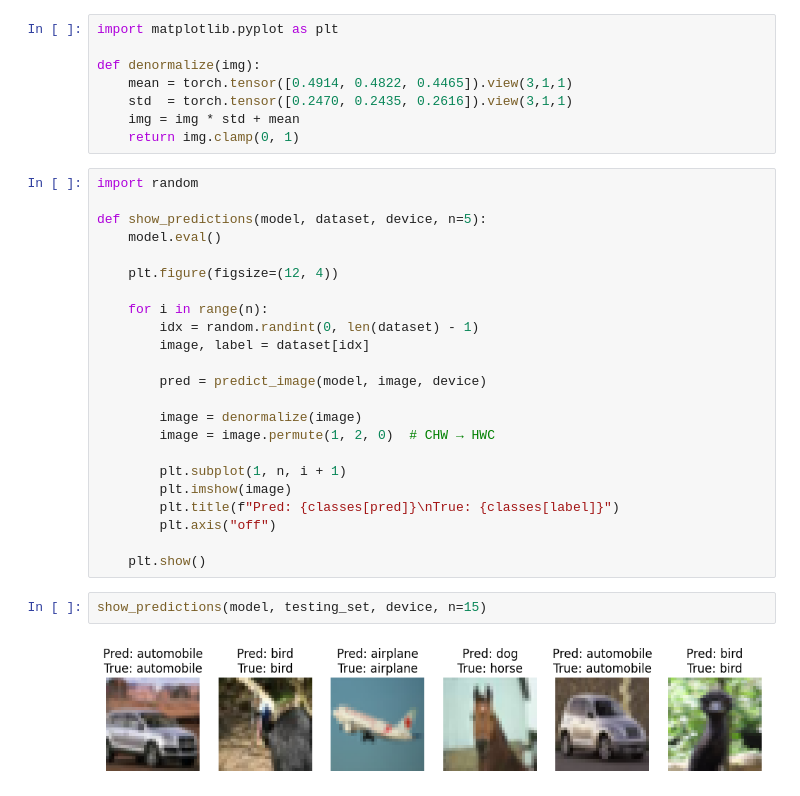
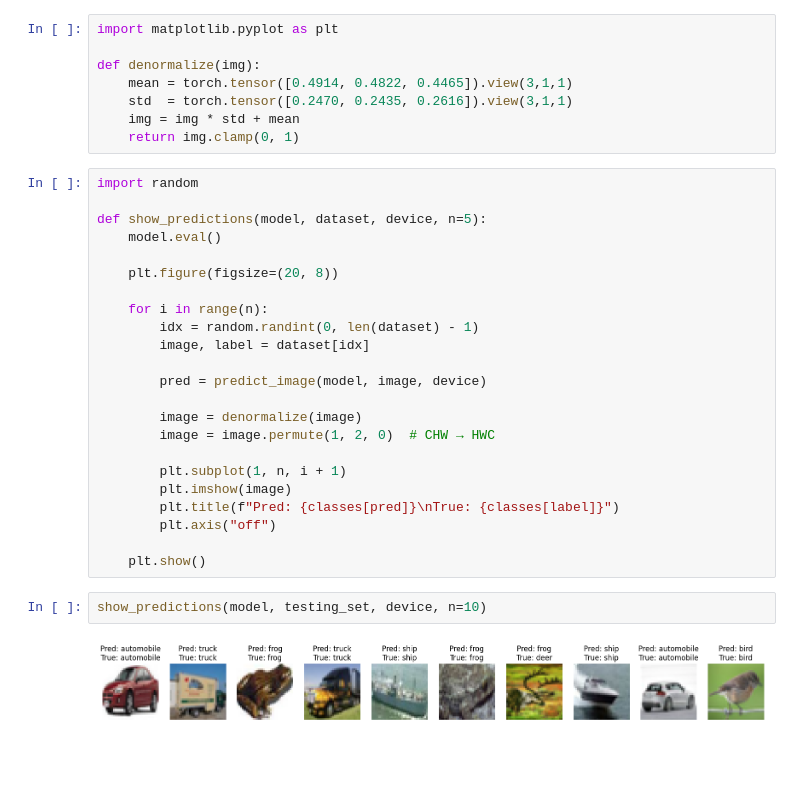
Before and after one commit to sachialgoexpert/Deeplearning, a Jupyter notebook: src/cnn/cifar10.ipynb, the cells around one changed output. Cells and saved outputs as stored; diff of their text form; blank space fills up the shorter version.

```diff
--- a/src/cnn/cifar10.ipynb
+++ b/src/cnn/cifar10.ipynb
@@ -181,7 +181,7 @@ import random
 def show_predictions(model, dataset, device, n=5):
     model.eval()
 
-    plt.figure(figsize=(12, 4))
+    plt.figure(figsize=(20, 8))
 
     for i in range(n):
         idx = random.randint(0, len(dataset) - 1)
@@ -199,6 +199,6 @@ def show_predictions(model, dataset, device, n=5):
 
     plt.show()
 # %%
-show_predictions(model, testing_set, device, n=15)
+show_predictions(model, testing_set, device, n=10)
 # %% [output]
-[figure, old version]
+[figure, new version]
```
